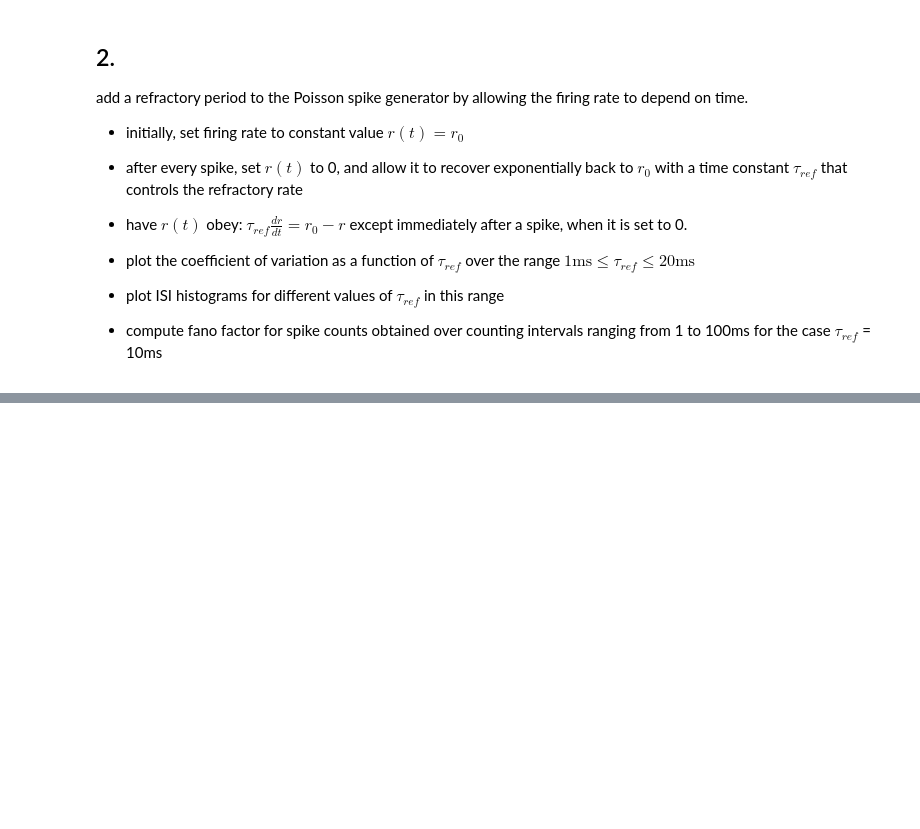
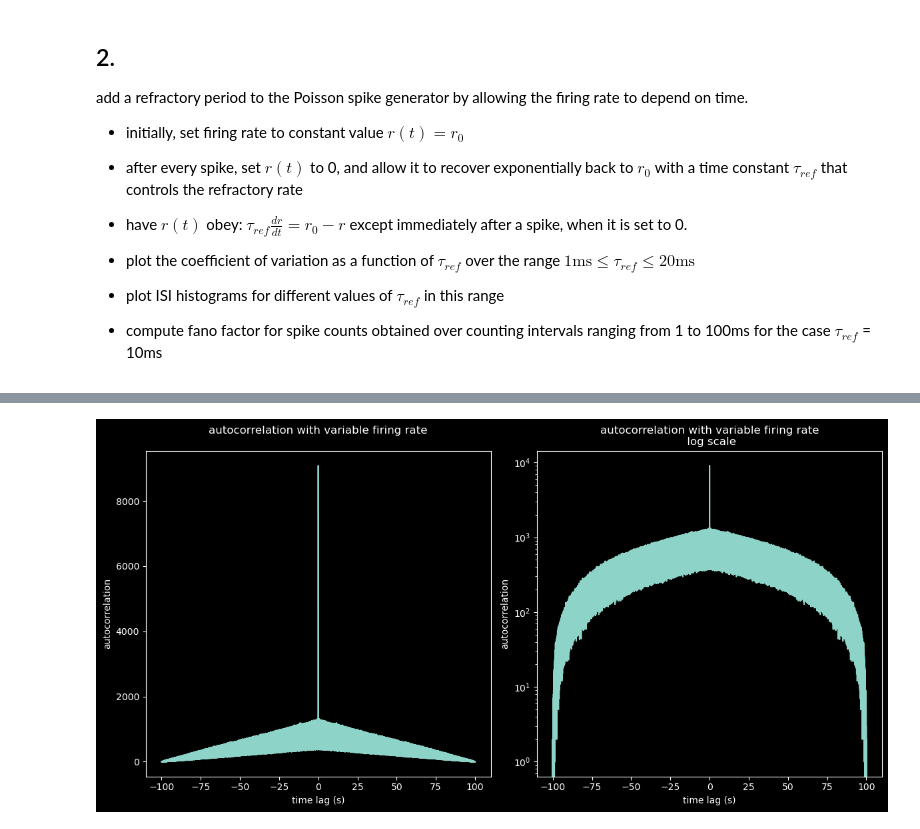
Before and after one commit to polsen99/theoretical_neuroscience, a Jupyter notebook: ch1.ipynb, the cells around one changed output, grey strips where cells are left out. Saved outputs shown, nothing was run; the diff lists cells and outputs as text; code cells hidden in the pictures; blank space fills up the shorter version.

```diff
--- a/ch1.ipynb
+++ b/ch1.ipynb
@@ -169,0 +245,37 @@ IndexError: list index out of range
+# %%
+def variable_drdt(t):
+    return 100 * (1 + np.cos(2 * np.pi * t*dt / 25e-3))
+
+def variable_spikes(tmax, dt):
+    r = np.zeros(tmax)
+    r[0] = 100
+    spikes = np.zeros(tmax)
+    t = np.arange(0, tmax)
+
+    for i in range(1, tmax-1):
+        if rng.poisson(lam=r[i-1]*dt, size=1) > 0:
+            spikes[i] = 1
+        r[i] += variable_drdt(t[i])
+
+    return spikes
+# %%
+spikes = variable_spikes(tmax, dt)
+autocorr3 = autocorrelation(spikes)
+lags = np.arange(-len(autocorr3) // 2 + 1, len(autocorr3) // 2 + 1) * dt
+# %%
+fig, ax = plt.subplots(1, 2, figsize=(12, 6))
+
+ax[0].plot(lags, autocorr3)
+ax[0].set_title('autocorrelation with variable firing rate\n')
+ax[0].set_xlabel('time lag (s)')
+ax[0].set_ylabel('autocorrelation')
+
+ax[1].plot(lags, autocorr3)
+ax[1].set_title('autocorrelation with variable firing rate\n log scale')
+ax[1].set_xlabel('time lag (s)')
+ax[1].set_ylabel('autocorrelation')
+ax[1].set_yscale('log')
+
+plt.tight_layout()
+# %% [output]
+[figure, added]
```
Also changed, not shown: parts of 31 cells of this notebook.
